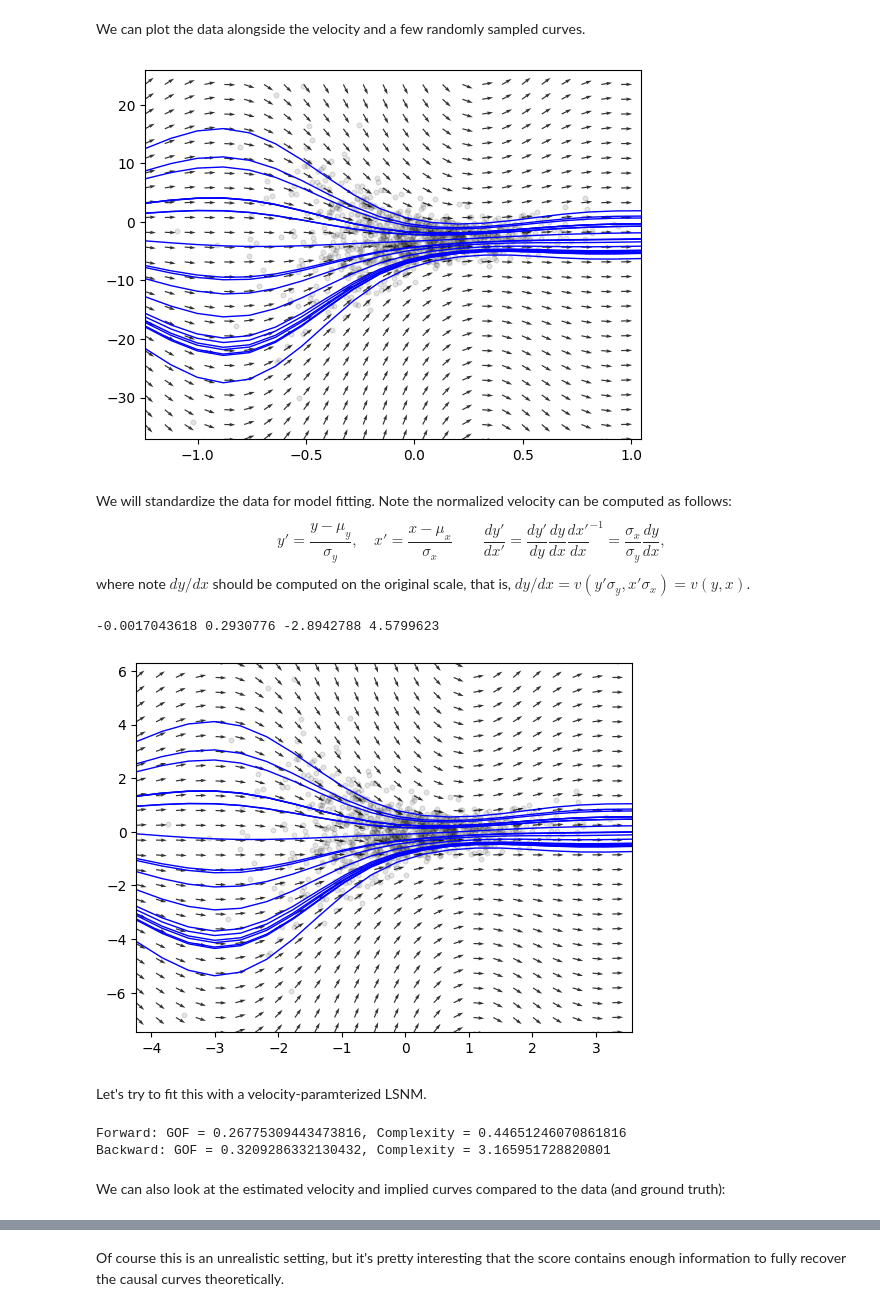
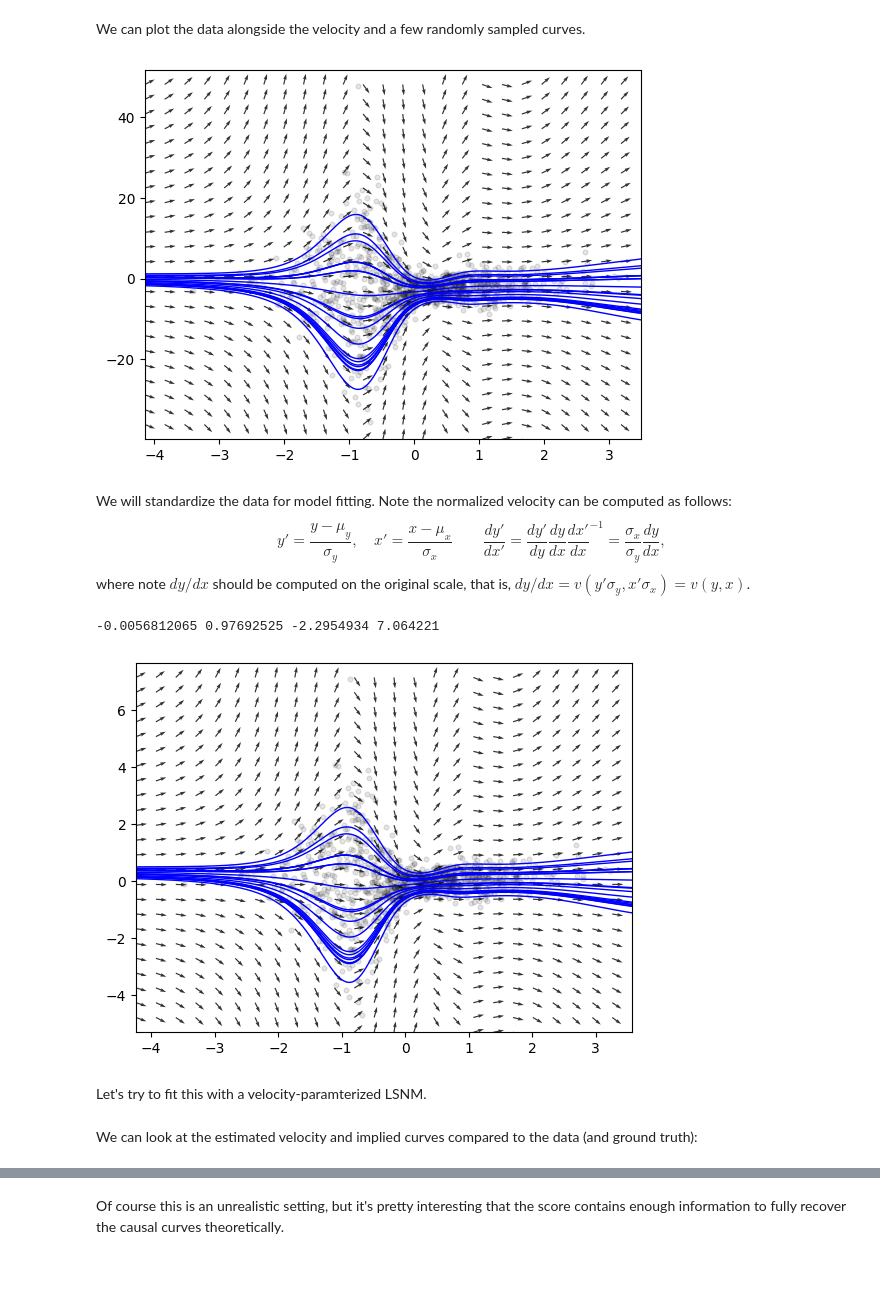
Before and after one commit to xijohnny/causal-velocity, a Jupyter notebook: demo.ipynb, the cells around one changed output, grey strips where cells are left out. Drawn from its saved outputs; the diff is of its cells as text; code cells hidden in the pictures; blank space fills up the shorter version.

```diff
--- a/demo.ipynb
+++ b/demo.ipynb
@@ -275,7 +275,8 @@ Let's generate some data from the LSNM above:
 N_DATA = 1000
 DATA_SEED = 0
 # %%
-x_data = jax.random.normal(shape = (N_DATA,), key = jax.random.PRNGKey(DATA_SEED))*0.3
+## we scale x just to make the mechanism better behaved--the standardization still makes x a standard gaussian.
+x_data = jax.random.normal(shape = (N_DATA,), key = jax.random.PRNGKey(DATA_SEED))
 noise = jax.random.normal(shape = (N_DATA,), key = jax.random.PRNGKey(DATA_SEED + 1))
 y_data = lsnm.forward(x_data, noise)
 # %% [markdown]
@@ -283,14 +284,14 @@ We can plot the data alongside the velocity and a few randomly sampled curves.
 # %%
 from plotting import plot_data
 plot_data(x_data, y_data)
 plot_flow(lsnm.flow,
            x_init = jax.random.choice(key=jax.random.PRNGKey(0), a = x_data, shape = (20,)),
            y_init = jax.random.choice(key=jax.random.PRNGKey(0), a = y_data, shape = (20,)),
-          n_pts = 20,
+          n_pts = 1000,
           color = "blue")
 plot_velocity_grid(jax.vmap(lsnm_v.velocity), n_pts = 25)
 # %% [output]
-[figure, old version]
+[figure, new version]
 # %% [markdown]
 We will standardize the data for model fitting. Note the normalized velocity can be computed as follows:
 $$
@@ -313,17 +314,17 @@ lsnm.set_normalization_statistics(x_data_mean, x_data_std, y_data_mean, y_data_s
 
 print(lsnm.x_mean, lsnm.x_std, lsnm.y_mean, lsnm.y_std)
 # %% [output]
--0.0017043618 0.2930776 -2.8942788 4.5799623
+-0.0056812065 0.97692525 -2.2954934 7.064221
 # %%
 plot_data(x_data, y_data)
 plot_flow(lsnm.flow_normalized,
            x_init = jax.random.choice(key=jax.random.PRNGKey(0), a = x_data, shape = (20,)),
            y_init = jax.random.choice(key=jax.random.PRNGKey(0), a = y_data, shape = (20,)),
-          n_pts = 20,
+          n_pts = 1000,
           color = "blue")
 plot_velocity_grid(jax.vmap(lsnm.velocity_normalized), n_pts = 25)
 # %% [output]
-[figure, old version]
+[figure, new version]
 # %% [markdown]
 Let's try to fit this with a velocity-paramterized LSNM.
 # %%
@@ -339,14 +340,8 @@ gof_fwd, gof_bwd, complexity_fwd, complexity_bwd, params_fwd, params_bwd = fit_s
                                                                                     score = "stein",
                                                                                     score_kernel = "gauss",
                                                                                     n_steps = 1000)
-# %%
-print(f"Forward: GOF = {gof_fwd}, Complexity = {complexity_fwd}")
-print(f"Backward: GOF = {gof_bwd}, Complexity = {complexity_bwd}")
-# %% [output]
-Forward: GOF = 0.26775309443473816, Complexity = 0.44651246070861816
-Backward: GOF = 0.3209286332130432, Complexity = 3.165951728820801
 # %% [markdown]
-We can also look at the estimated velocity and implied curves compared to the data (and ground truth):
+We can look at the estimated velocity and implied curves compared to the data (and ground truth):
 # %%
 class estimated_flow(mechanism_from_flow):
 
```
Also changed, not shown: parts of 9 cells of this notebook.
